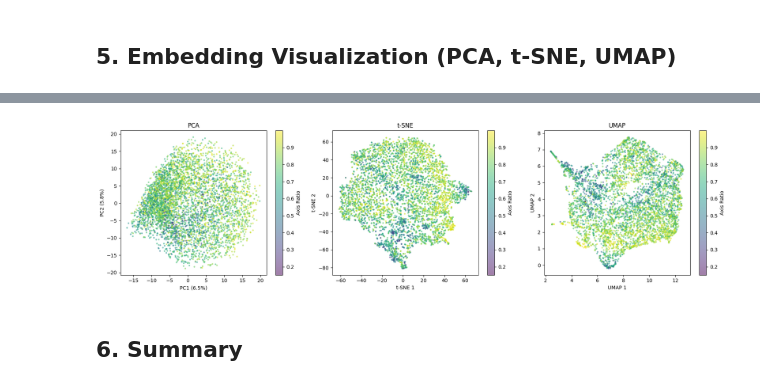
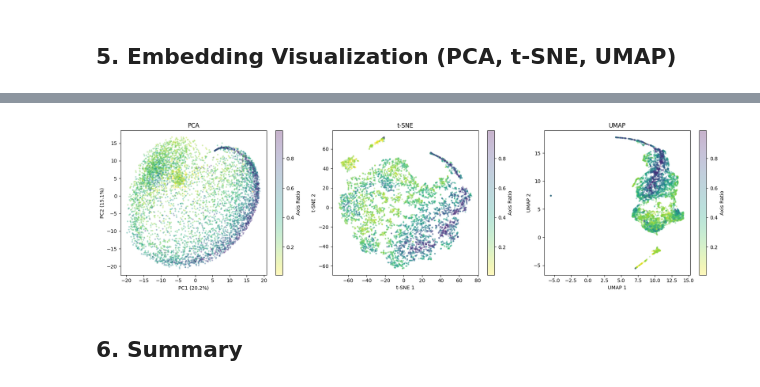
Before and after one commit to 2003cy/ssl_outthere, a Jupyter notebook: encoder_image/astrodino/benchmark/linearprobe/linear_probe_axis_ratio.ipynb, the cells around one changed output, grey strips where cells are left out. Cells and saved outputs as stored; diff of their text form; code cells hidden in the pictures.

```diff
--- a/encoder_image/astrodino/benchmark/linearprobe/linear_probe_axis_ratio.ipynb
+++ b/encoder_image/astrodino/benchmark/linearprobe/linear_probe_axis_ratio.ipynb
@@ -39,8 +39,8 @@ Using device: cuda:0
 ## 0. Configuration
 # %%
 # Model config
-MODEL_CONFIG = "/u/yacheng/projects/ssl_outthere/encoder_image/astrodino/model/astrodino_f150w_vitl/config.yaml"
-MODEL_WEIGHTS = "/u/yacheng/projects/ssl_outthere/encoder_image/astrodino/model/astrodino_f150w_vitl/eval/training_79999/teacher_checkpoint.pth"
+MODEL_CONFIG = "/u/yacheng/projects/ssl_outthere/encoder_image/astrodino/model/astrodino_f150w_vitb/config.yaml"
+MODEL_WEIGHTS = "/u/yacheng/projects/ssl_outthere/encoder_image/astrodino/model/astrodino_f150w_vitb/eval/training_149999/teacher_checkpoint.pth"
 DATA_ROOT = "/u/yacheng/projects/ssl_outthere/images/jwst/f150w"
 
 BATCH_SIZE = 64
@@ -109,12 +103,12 @@ plt.show()
 class JWSTAxisRatioDataset(Dataset):
     """JWST dataset for axis ratio regression."""
 
-    def __init__(self, root: str, crop_size: int = 90, max_samples: int = -1, seed: int = 42):
+    def __init__(self, root: str, crop_size: int = 64, max_samples: int = -1, seed: int = 42, error_thresh = AXIS_RATIO_ERR_THRESH):
         self.crop_size = crop_size
         self.to_rgb = ToRGB()
         self.center_crop = transforms.CenterCrop(crop_size)
         self.rng = np.random.default_rng(seed=seed)
-
+        self.error_thresh = error_thresh
         # Load h5 files with axis_ratio
         self._files = []
         h5_files = sorted(glob.glob(os.path.join(root, "*.h5")))
@@ -134,9 +128,21 @@ class JWSTAxisRatioDataset(Dataset):
 
         for file_idx, f in enumerate(tqdm(self._files, desc="Indexing")):
             axis_ratio = f['axis_ratio'][:]
+            # Attempt to load an associated error array (common names)
+            ar_err = None
+            if 'axis_ratio_err' in f:
+                ar_err = f['axis_ratio_err'][:]
+            elif 'axis_ratio_error' in f:
+                ar_err = f['axis_ratio_error'][:]
+
+            # Build mask: require finite axis_ratio; if error array present, require finite error
             valid_mask = np.isfinite(axis_ratio)
+            valid_mask = valid_mask & np.isfinite(ar_err)
+            if AXIS_RATIO_ERR_THRESH != -1:
+                valid_mask = valid_mask & (ar_err <= self.error_thresh) & (axis_ratio > 0.01) & (axis_ratio <0.99)
+
+
             valid_local_indices = np.where(valid_mask)[0]
-
             for local_idx in valid_local_indices:
                 ar = float(axis_ratio[local_idx])
                 self._valid_indices.append((file_idx, local_idx, ar))
@@ -180,8 +186,9 @@ Model loaded, crop_size=90
 dataset = JWSTAxisRatioDataset(
     DATA_ROOT,
     crop_size=cfg.crops.global_crops_size,
-    max_samples=MAX_SAMPLES,
-    seed=SEED
+    max_samples=300000,
+    seed=SEED,
+    error_thresh = 0.001
 )
 print(f"Dataset size: {len(dataset)}")
 # %% [output]
@@ -351,7 +403,7 @@ RMSE: 0.1311
 ## 5. Embedding Visualization (PCA, t-SNE, UMAP)
 # %%
 # Subsample for visualization
-n_vis = min(5000, len(embeddings))
+n_vis = min(50000, len(embeddings))
 vis_idx = np.random.default_rng(SEED).choice(len(embeddings), size=n_vis, replace=False)
 emb_vis = embeddings[vis_idx]
 targets_vis = targets[vis_idx]
@@ -422,35 +475,35 @@ UMAP done.
 # %%
 # Plot all three, color-coded by axis ratio
 fig, axes = plt.subplots(1, 3, figsize=(18, 5))
 
 # PCA
 ax = axes[0]
-sc = ax.scatter(emb_pca[:, 0], emb_pca[:, 1], c=targets_vis, cmap='viridis', s=5, alpha=0.5)
+sc = ax.scatter(emb_pca[:, 0], emb_pca[:, 1], c=targets_vis, cmap='viridis_r', s=5, alpha=0.3)
 ax.set_xlabel(f'PC1 ({pca.explained_variance_ratio_[0]:.1%})')
 ax.set_ylabel(f'PC2 ({pca.explained_variance_ratio_[1]:.1%})')
 ax.set_title('PCA')
 plt.colorbar(sc, ax=ax, label='Axis Ratio')
 
 # t-SNE
 ax = axes[1]
-sc = ax.scatter(emb_tsne[:, 0], emb_tsne[:, 1], c=targets_vis, cmap='viridis', s=5, alpha=0.5)
+sc = ax.scatter(emb_tsne[:, 0], emb_tsne[:, 1], c=targets_vis, cmap='viridis_r', s=5, alpha=0.3)
 ax.set_xlabel('t-SNE 1')
 ax.set_ylabel('t-SNE 2')
 ax.set_title('t-SNE')
 plt.colorbar(sc, ax=ax, label='Axis Ratio')
 
 # UMAP
 ax = axes[2]
-sc = ax.scatter(emb_umap[:, 0], emb_umap[:, 1], c=targets_vis, cmap='viridis', s=5, alpha=0.5)
+sc = ax.scatter(emb_umap[:, 0], emb_umap[:, 1], c=targets_vis, cmap='viridis_r', s=5, alpha=0.3)
 ax.set_xlabel('UMAP 1')
 ax.set_ylabel('UMAP 2')
 ax.set_title('UMAP')
 plt.colorbar(sc, ax=ax, label='Axis Ratio')
 
 plt.tight_layout()
 plt.show()
 # %% [output]
-[figure, old version]
+[figure, new version]
 # %% [markdown]
 ## 6. Summary
 # %%
```
Also changed, not shown: parts of 16 cells of this notebook, 6 other files.
